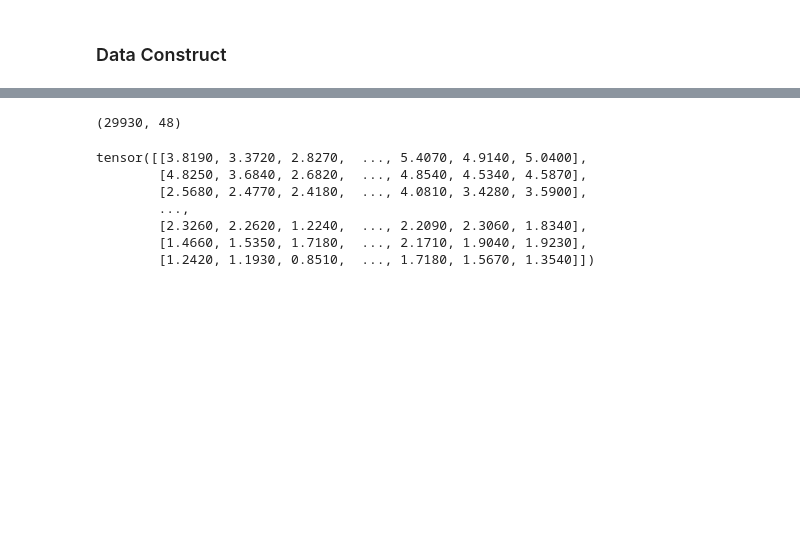
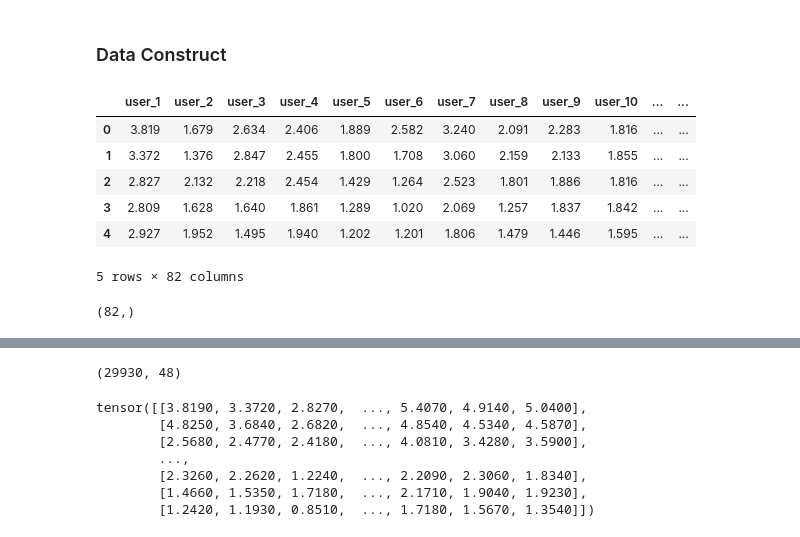
Before and after one commit to KunWang-22/Load_Generation, a Jupyter notebook: model/model.ipynb, the cells around one changed output, grey strips where cells are left out. Drawn from its saved outputs; the diff is of its cells as text; code cells hidden in the pictures; blank space fills up the shorter version.

```diff
--- a/model/model.ipynb
+++ b/model/model.ipynb
@@ -62,0 +71,11 @@ for user in aggregated_data.columns[1:-4]:
+# %%
+test_data = aggregated_data.iloc[:, 1:-4]
+test_data.head()
+# %% [output]
+|  | user_1 | user_2 | user_3 | user_4 | user_5 | user_6 | user_7 | user_8 | user_9 | user_10 | ... | ... |
+| 0 | 3.819 | 1.679 | 2.634 | 2.406 | 1.889 | 2.582 | 3.240 | 2.091 | 2.283 | 1.816 | ... | ... |
+| 1 | 3.372 | 1.376 | 2.847 | 2.455 | 1.800 | 1.708 | 3.060 | 2.159 | 2.133 | 1.855 | ... | ... |
+| 2 | 2.827 | 2.132 | 2.218 | 2.454 | 1.429 | 1.264 | 2.523 | 1.801 | 1.886 | 1.816 | ... | ... |
+| 3 | 2.809 | 1.628 | 1.640 | 1.861 | 1.289 | 1.020 | 2.069 | 1.257 | 1.837 | 1.842 | ... | ... |
+| 4 | 2.927 | 1.952 | 1.495 | 1.940 | 1.202 | 1.201 | 1.806 | 1.479 | 1.446 | 1.595 | ... | ... |
+5 rows × 82 columns
@@ -62,0 +89,4 @@ for user in aggregated_data.columns[1:-4]:
+# %%
+scaler.mean_.shape
+# %% [output]
+(82,)
```
Also changed, not shown: parts of 6 cells of this notebook, 2 other files.
